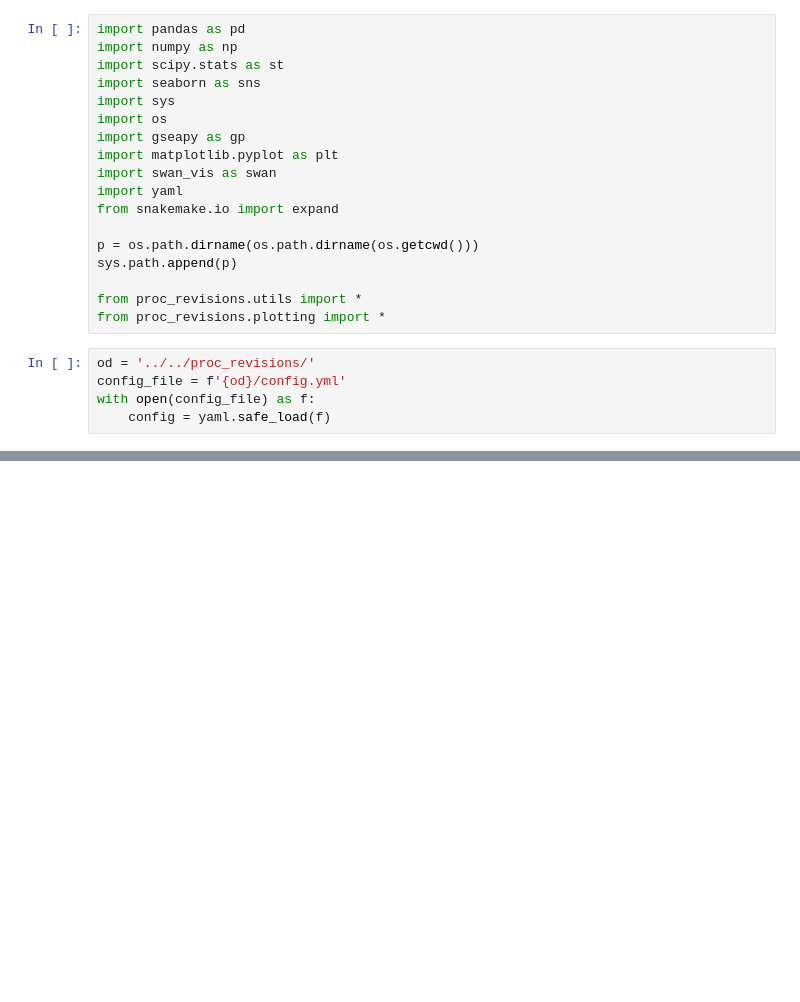
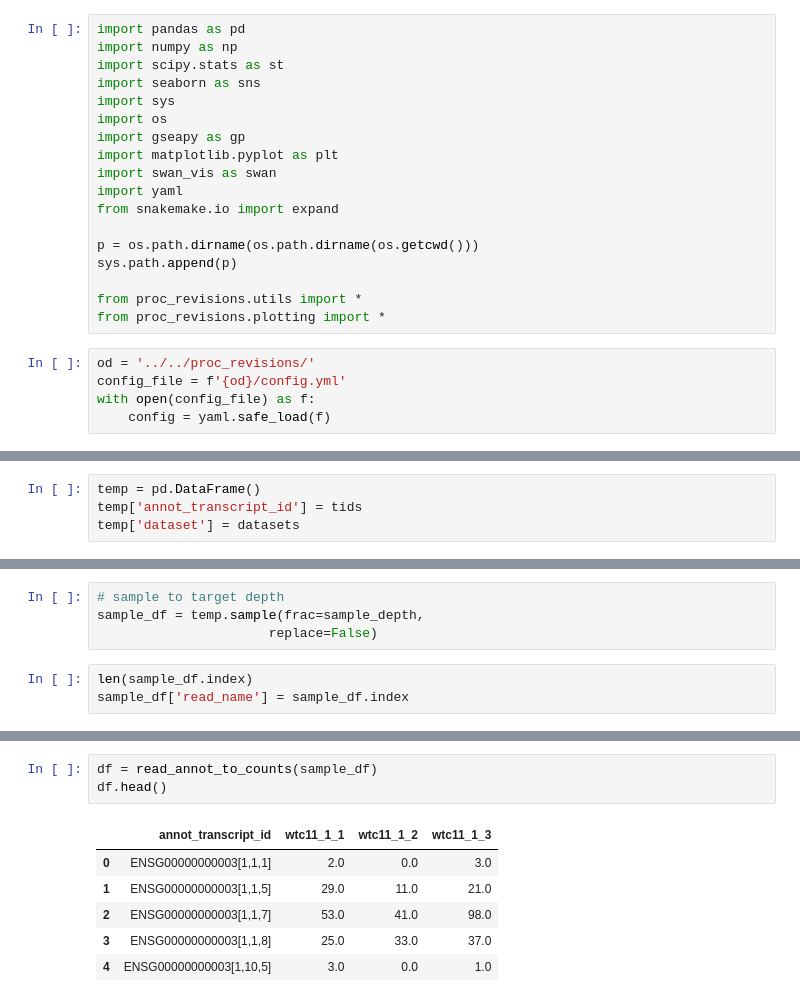
Before and after one commit to fairliereese/paper_rnawg, a Jupyter notebook: figures_revisions/revisions/subsample_wtc11.ipynb, the cells around one changed output, grey strips where cells are left out. Saved outputs shown, nothing was run; the diff lists cells and outputs as text; blank space fills up the shorter version.

```diff
--- a/figures_revisions/revisions/subsample_wtc11.ipynb
+++ b/figures_revisions/revisions/subsample_wtc11.ipynb
@@ -49,0 +103,4 @@ m_lib_meta = od+expand(config['lr']['meta'], species='mouse')[0]
+# %%
+temp = pd.DataFrame()
+temp['annot_transcript_id'] = tids
+temp['dataset'] = datasets
@@ -49,0 +111,7 @@ m_lib_meta = od+expand(config['lr']['meta'], species='mouse')[0]
+# %%
+# sample to target depth
+sample_df = temp.sample(frac=sample_depth,
+                      replace=False)
+# %%
+len(sample_df.index)
+sample_df['read_name'] = sample_df.index
@@ -49,0 +133,10 @@ m_lib_meta = od+expand(config['lr']['meta'], species='mouse')[0]
+# %%
+df = read_annot_to_counts(sample_df)
+df.head()
+# %% [output]
+|  | annot_transcript_id | wtc11_1_1 | wtc11_1_2 | wtc11_1_3 |
+| 0 | ENSG00000000003[1,1,1] | 2.0 | 0.0 | 3.0 |
+| 1 | ENSG00000000003[1,1,5] | 29.0 | 11.0 | 21.0 |
+| 2 | ENSG00000000003[1,1,7] | 53.0 | 41.0 | 98.0 |
+| 3 | ENSG00000000003[1,1,8] | 25.0 | 33.0 | 37.0 |
+| 4 | ENSG00000000003[1,10,5] | 3.0 | 0.0 | 1.0 |
```
Also changed, not shown: parts of 41 cells of this notebook.
